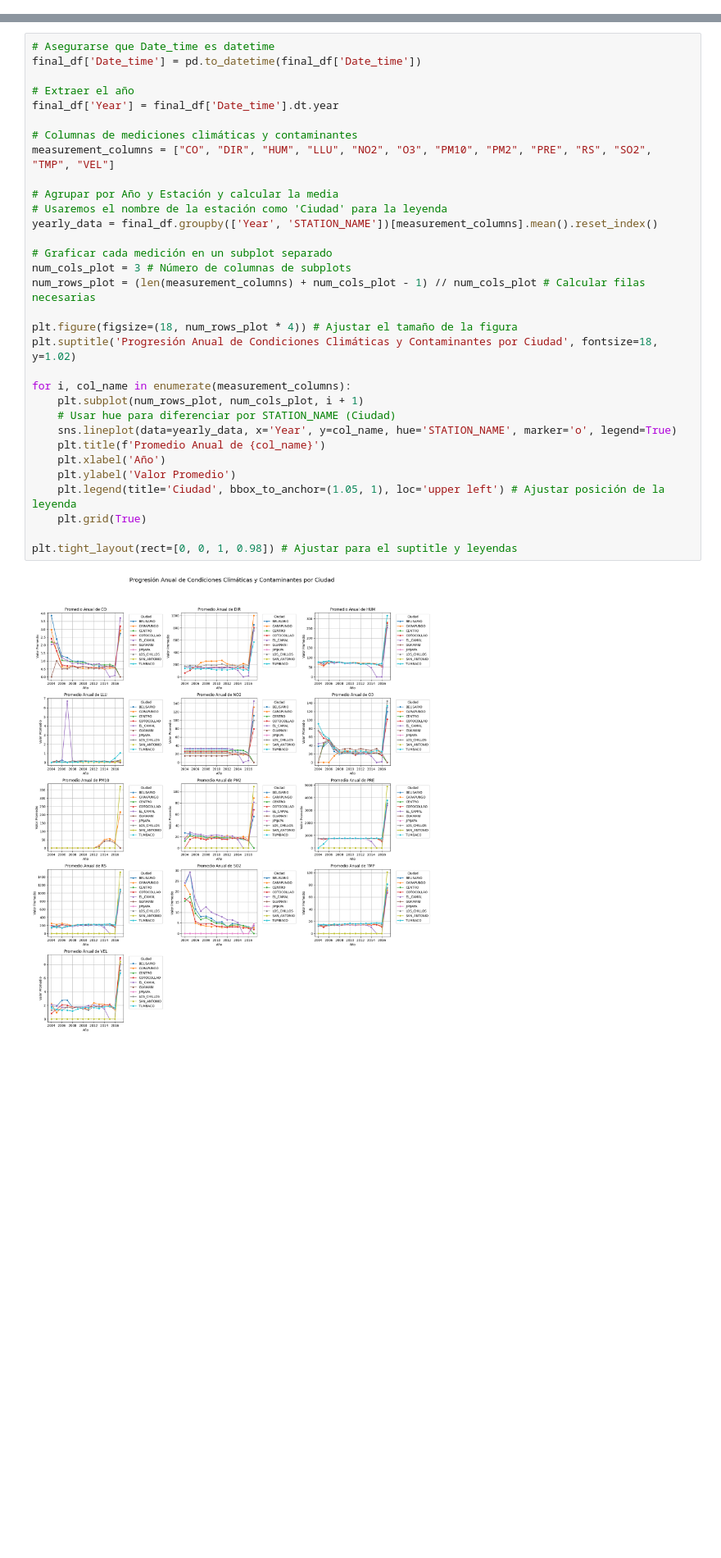
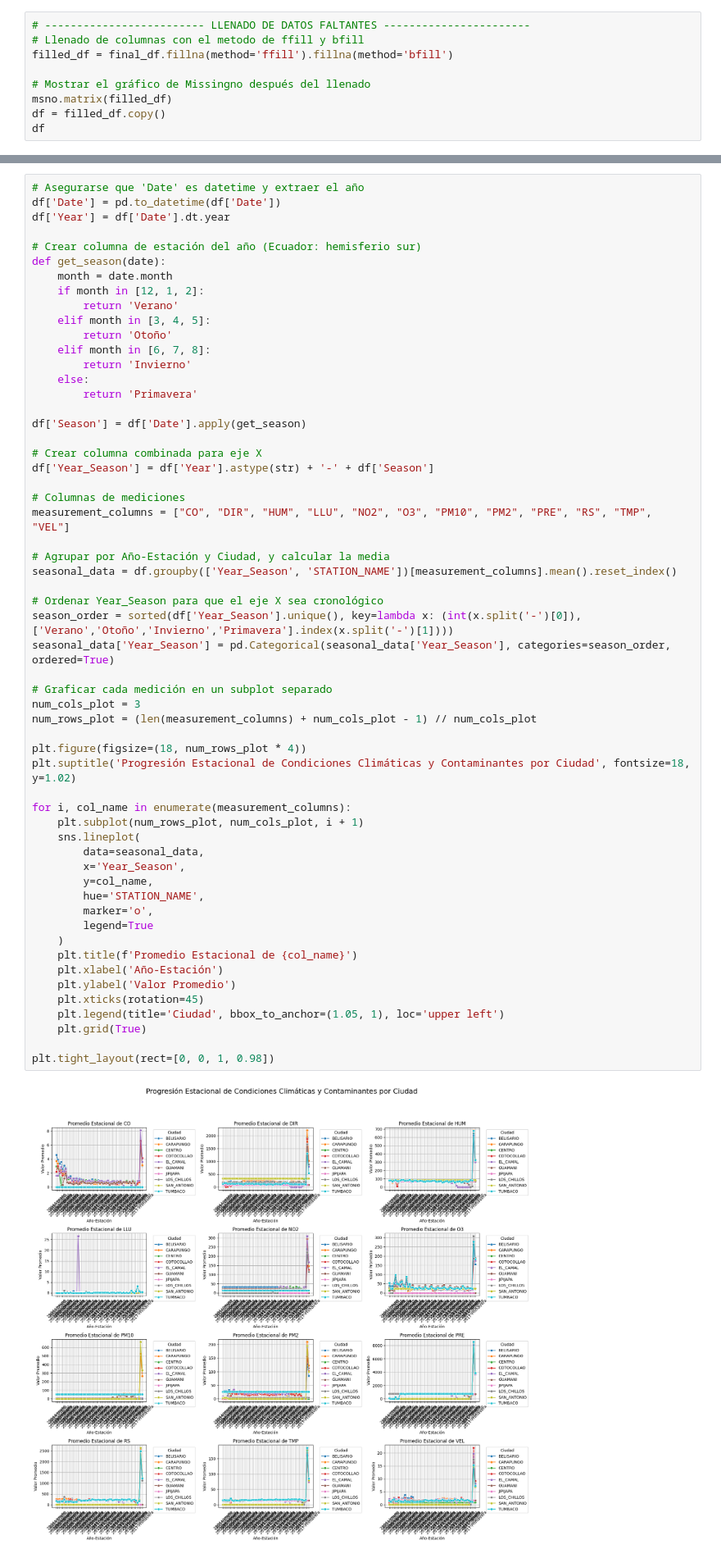
Before and after one commit to JossueJativa/InteligenciaArtificial2, a Jupyter notebook: Proyecto/EJDJ.ipynb, the cells around one changed output, grey strips where cells are left out. Shown at 82% size. Drawn from its saved outputs; the diff is of its cells as text; blank space fills up the shorter version.

Commit message:
Se realiza el completar la data de pasos a pasos

```diff
--- a/Proyecto/EJDJ.ipynb
+++ b/Proyecto/EJDJ.ipynb
@@ -118,0 +85,9 @@ Visualizaremos tendencias temporales, patrones estacionales y relaciones entre v
+# %%
+# ------------------------- LLENADO DE DATOS FALTANTES -----------------------
+# Llenado de columnas con el metodo de ffill y bfill
+filled_df = final_df.fillna(method='ffill').fillna(method='bfill')
+
+# Mostrar el gráfico de Missingno después del llenado
+msno.matrix(filled_df)
+df = filled_df.copy()
+df
@@ -119,34 +109,59 @@ Visualizaremos tendencias temporales, patrones estacionales y relaciones entre v
 # %%
-# Asegurarse que Date_time es datetime
-final_df['Date_time'] = pd.to_datetime(final_df['Date_time'])
+# Asegurarse que 'Date' es datetime y extraer el año
+df['Date'] = pd.to_datetime(df['Date'])
+df['Year'] = df['Date'].dt.year
 
-# Extraer el año
-final_df['Year'] = final_df['Date_time'].dt.year
+# Crear columna de estación del año (Ecuador: hemisferio sur)
+def get_season(date):
+    month = date.month
+    if month in [12, 1, 2]:
+        return 'Verano'
+    elif month in [3, 4, 5]:
+        return 'Otoño'
+    elif month in [6, 7, 8]:
+        return 'Invierno'
+    else:
+        return 'Primavera'
 
-# Columnas de mediciones climáticas y contaminantes
-measurement_columns = ["CO", "DIR", "HUM", "LLU", "NO2", "O3", "PM10", "PM2", "PRE", "RS", "SO2", "TMP", "VEL"]
+df['Season'] = df['Date'].apply(get_season)
 
-# Agrupar por Año y Estación y calcular la media
-# Usaremos el nombre de la estación como 'Ciudad' para la leyenda
-yearly_data = final_df.groupby(['Year', 'STATION_NAME'])[measurement_columns].mean().reset_index()
+# Crear columna combinada para eje X
+df['Year_Season'] = df['Year'].astype(str) + '-' + df['Season']
+
+# Columnas de mediciones
+measurement_columns = ["CO", "DIR", "HUM", "LLU", "NO2", "O3", "PM10", "PM2", "PRE", "RS", "TMP", "VEL"]
+
+# Agrupar por Año-Estación y Ciudad, y calcular la media
+seasonal_data = df.groupby(['Year_Season', 'STATION_NAME'])[measurement_columns].mean().reset_index()
+
+# Ordenar Year_Season para que el eje X sea cronológico
+season_order = sorted(df['Year_Season'].unique(), key=lambda x: (int(x.split('-')[0]), ['Verano','Otoño','Invierno','Primavera'].index(x.split('-')[1])))
+seasonal_data['Year_Season'] = pd.Categorical(seasonal_data['Year_Season'], categories=season_order, ordered=True)
 
 # Graficar cada medición en un subplot separado
-num_cols_plot = 3 # Número de columnas de subplots
-num_rows_plot = (len(measurement_columns) + num_cols_plot - 1) // num_cols_plot # Calcular filas necesarias
+num_cols_plot = 3
+num_rows_plot = (len(measurement_columns) + num_cols_plot - 1) // num_cols_plot
 
-plt.figure(figsize=(18, num_rows_plot * 4)) # Ajustar el tamaño de la figura
-plt.suptitle('Progresión Anual de Condiciones Climáticas y Contaminantes por Ciudad', fontsize=18, y=1.02)
+plt.figure(figsize=(18, num_rows_plot * 4))
+plt.suptitle('Progresión Estacional de Condiciones Climáticas y Contaminantes por Ciudad', fontsize=18, y=1.02)
 
 for i, col_name in enumerate(measurement_columns):
     plt.subplot(num_rows_plot, num_cols_plot, i + 1)
-    # Usar hue para diferenciar por STATION_NAME (Ciudad)
-    sns.lineplot(data=yearly_data, x='Year', y=col_name, hue='STATION_NAME', marker='o', legend=True)
-    plt.title(f'Promedio Anual de {col_name}')
-    plt.xlabel('Año')
+    sns.lineplot(
+        data=seasonal_data,
+        x='Year_Season',
+        y=col_name,
+        hue='STATION_NAME',
+        marker='o',
+        legend=True
+    )
+    plt.title(f'Promedio Estacional de {col_name}')
+    plt.xlabel('Año-Estación')
     plt.ylabel('Valor Promedio')
-    plt.legend(title='Ciudad', bbox_to_anchor=(1.05, 1), loc='upper left') # Ajustar posición de la leyenda
+    plt.xticks(rotation=45)
+    plt.legend(title='Ciudad', bbox_to_anchor=(1.05, 1), loc='upper left')
     plt.grid(True)
 
-plt.tight_layout(rect=[0, 0, 1, 0.98]) # Ajustar para el suptitle y leyendas
+plt.tight_layout(rect=[0, 0, 1, 0.98])
 # %% [output]
-[figure, old version]
+[figure, new version]
```
Also changed, not shown: parts of 13 cells of this notebook.
